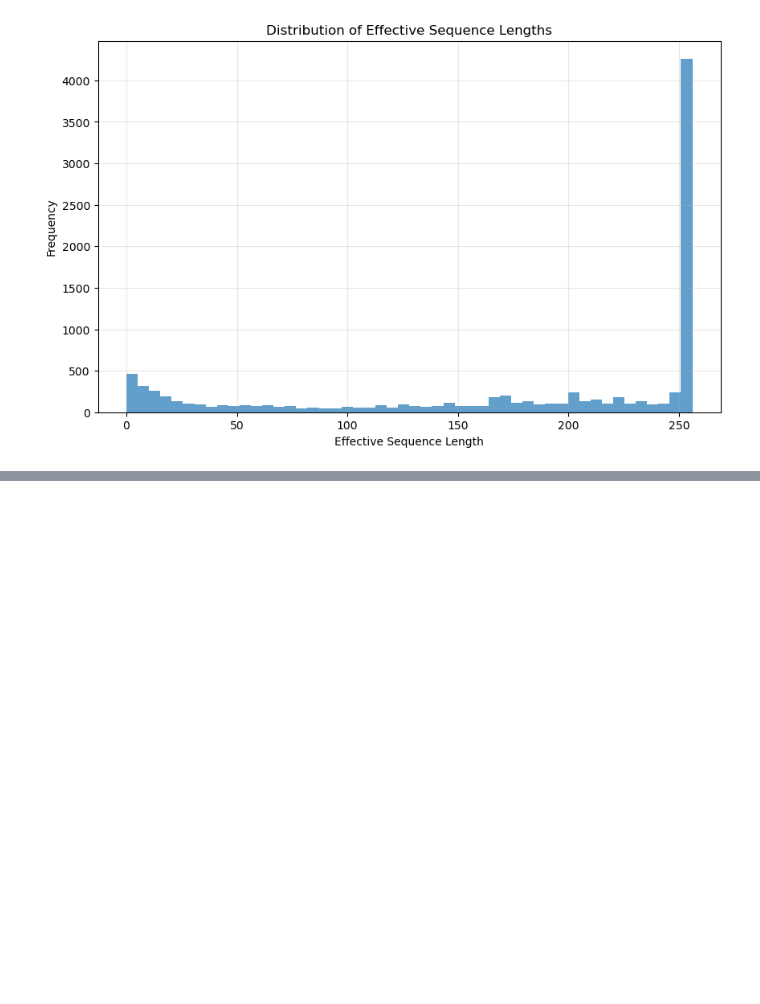
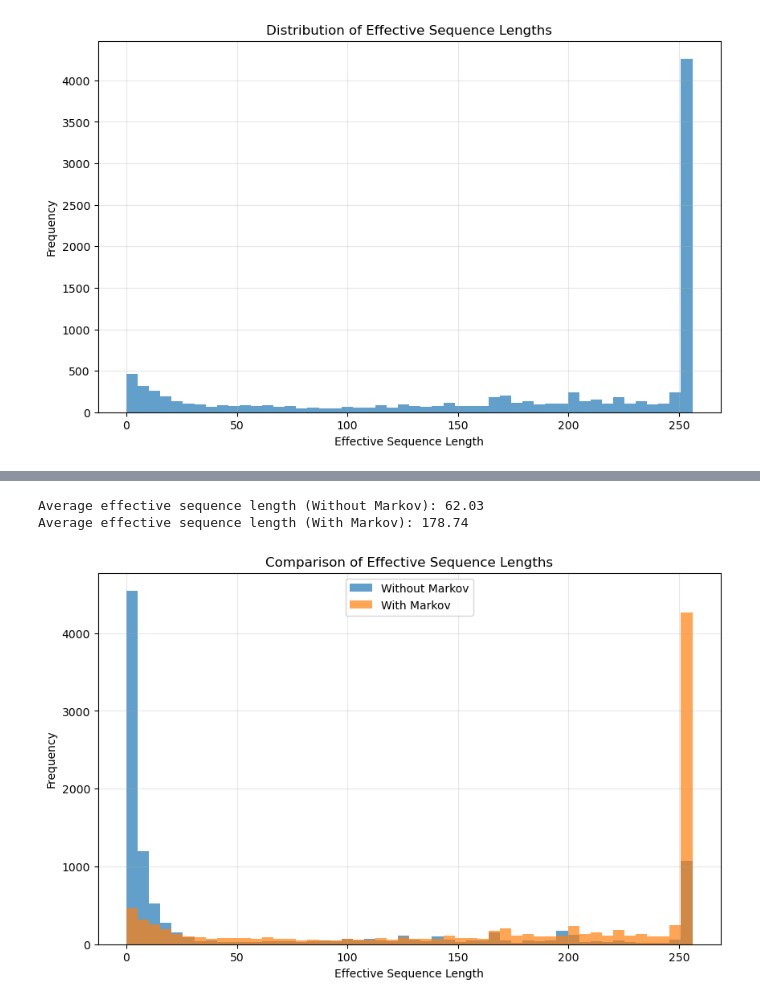
Before and after one commit to lazypanda10117/Learning-UTM, a Jupyter notebook: program_length_analysis.ipynb, the cells around one changed output, grey strips where cells are left out. Saved outputs shown, nothing was run; the diff lists cells and outputs as text; code cells hidden in the pictures; blank space fills up the shorter version.

```diff
--- a/program_length_analysis.ipynb
+++ b/program_length_analysis.ipynb
@@ -114,0 +151,51 @@ Average effective sequence length: 178.74
+# %%
+def compare_sequence_lengths(sequences1, sequences2, label1="Without Markov", label2="With Markov"):
+    # Calculate sequence lengths for both datasets
+    def get_sequence_lengths(sequences):
+        sequence_lengths = []
+        for sequence in sequences:
+            # Convert one-hot encoding to indices
+            indices = np.argmax(sequence, axis=1)
+
+            # Find the last non-zero index (if any)
+            non_zero_indices = np.where(indices != 0)[0]
+            if len(non_zero_indices) > 0:
+                # The actual sequence length is the position of the last non-zero token + 1
+                sequence_length = non_zero_indices[-1] + 1
+            else:
+                # If all zeros, the effective length is 0
+                sequence_length = 0
+
+            sequence_lengths.append(sequence_length)
+        return sequence_lengths
+
+    lengths1 = get_sequence_lengths(sequences1)
+    lengths2 = get_sequence_lengths(sequences2)
+
+    # Calculate statistics
+    avg_length1 = sum(lengths1) / len(lengths1)
+    avg_length2 = sum(lengths2) / len(lengths2)
+
+    print(f"Average effective sequence length ({label1}): {avg_length1:.2f}")
+    print(f"Average effective sequence length ({label2}): {avg_length2:.2f}")
+
+    # Plot the distributions side by side
+    plt.figure(figsize=(10, 6))
+
+    # Create a histogram with transparency
+    plt.hist(lengths1, bins=50, alpha=0.7, label=label1)
+    plt.hist(lengths2, bins=50, alpha=0.7, label=label2)
+
+    plt.xlabel('Effective Sequence Length')
+    plt.ylabel('Frequency')
+    plt.title('Comparison of Effective Sequence Lengths')
+    plt.legend()
+    plt.grid(True, alpha=0.3)
+    plt.show()
+
+# Compare the sequence lengths between the two datasets
+compare_sequence_lengths(sequences, sequences_with_markov)
+# %% [output]
+Average effective sequence length (Without Markov): 62.03
+Average effective sequence length (With Markov): 178.74
+[figure, added]
```
Also changed, not shown: parts of 1 cell of this notebook, 5 other files.
